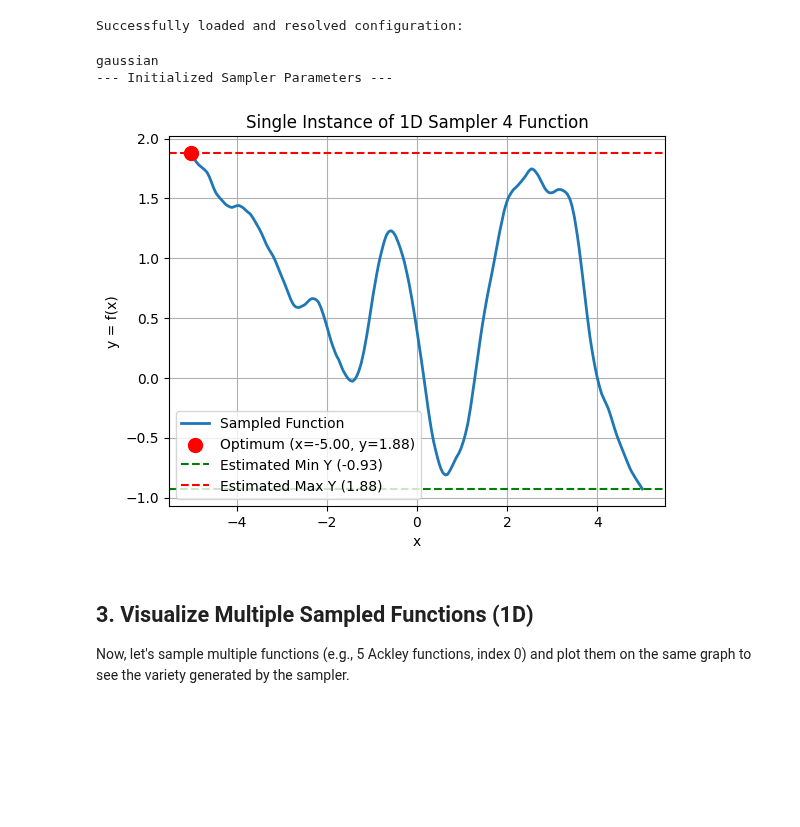
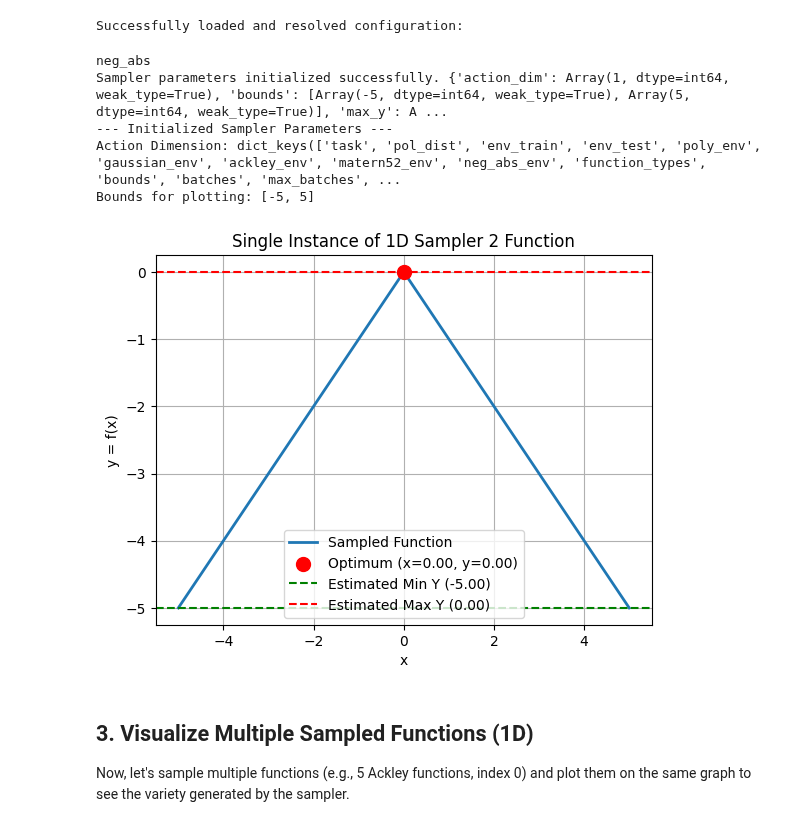
Before and after one commit to Jimvos32/Recurrent-PPO-Jax, a Jupyter notebook: src/tasks/envs/env_notebooks/jax_sampler.ipynb, the cells around one changed output. Saved outputs shown, nothing was run; the diff lists cells and outputs as text; code cells hidden in the pictures; blank space fills up the shorter version.

```diff
--- a/src/tasks/envs/env_notebooks/jax_sampler.ipynb
+++ b/src/tasks/envs/env_notebooks/jax_sampler.ipynb
@@ -103,7 +103,7 @@ with initialize(version_base=version_base_value, config_path=config_path_relativ
     # Now you can convert it to a Python container (dict/list) with interpolations resolved
     # This is equivalent to: conf = OmegaConf.to_container(config, resolve=True)
     conf_dict = OmegaConf.to_container(cfg.task, resolve=True)
-    conf_dict['function_types'] = ['poly', 'matern', 'ackley', 'neg_abs', 'gaussian']
+    conf_dict['function_types'] = ['poly', 'matern52', 'ackley', 'neg_abs', 'gaussian']
 
     # 'conf_dict' now holds your configuration as a Python dictionary
     # You can use it for your testing purposes in the notebook
@@ -112,8 +112,8 @@ with initialize(version_base=version_base_value, config_path=config_path_relativ
 Successfully loaded and resolved configuration:
 # %%
 # --- Configuration ---
-sampler_index_to_plot = 4  # 0 for Ackley, 1 for Polynomial
-f_name =  FuncIndices._value2member_map_.get(sampler_index_to_plot).name
+sampler_index_to_plot = 2  # 0 for Ackley, 1 for Polynomial
+f_name =  FuncIndices._value2member_map_.get(sampler_index_to_plot + 1).name
 
 # Usage
 print(f_name)  # Outputs: "poly"
@@ -128,17 +128,21 @@ num_points = 500 # Number of points for plotting the function shape
 
 env_params = create_env_params(conf_dict)
 
-
 # --- Initialize Sampler ---
 key = jax.random.PRNGKey(0) # Use a fixed key for reproducibility
 
 sampler_params = initialize_sampler(key, sampler_index_to_plot, env_params.action_dim, env_params) #this line still crashes
+print("Sampler parameters initialized successfully.", sampler_params['common'])
 
 print("--- Initialized Sampler Parameters ---")
 
 # --- Generate Data for Plotting ---
 # Create a range of x values for plotting
+print("Action Dimension:", conf_dict.keys())
+
 bounds = conf_dict[f_name + '_env']['bounds']
+
+print("Bounds for plotting:", bounds)
 x_plot = jnp.linspace(bounds[0], bounds[1], num_points).reshape(-1, env_params.action_dim)
 
 # x_plot = jnp.expand_dims(x_plot, axis=0)  # Add a batch dimension
@@ -156,35 +160,38 @@ compute_batch_y = jax.vmap(lambda x: compute_y_sampler(x, sampler_params, env_pa
 compute_batch_y_jit = jax.jit(compute_batch_y)
 
 y_plot = compute_batch_y_jit(x_plot)
 
 # --- Plotting ---
 plt.figure()
 plt.plot(x_plot.flatten(), y_plot.flatten(), label='Sampled Function', linewidth=2)
 
 # Highlight Min/Max and Optimum
 # for k in sampler_params.keys():
 #     print(k["commmon"])
 
 opt_x = sampler_params["common"]['optimum_point']
 max_y = sampler_params["common"]['max_y']
 min_y = sampler_params["common"]['min_y']
 
 plt.scatter([opt_x], [max_y], color='red', s=100, zorder=5, label=f'Optimum (x={opt_x[0]:.2f}, y={max_y:.2f})')
 plt.axhline(min_y, color='green', linestyle='--', label=f'Estimated Min Y ({min_y:.2f})')
 plt.axhline(max_y, color='red', linestyle='--', label=f'Estimated Max Y ({max_y:.2f})')
 
 # Add labels and title
 func_name = 'Polynomial' if sampler_index_to_plot == 1 else 'Ackley' if sampler_index_to_plot == 0 else f'Sampler {sampler_index_to_plot}'
 plt.title(f'Single Instance of 1D {func_name} Function')
 plt.xlabel('x')
 plt.ylabel('y = f(x)')
 plt.legend()
 plt.grid(True)
 plt.show()
 # %% [output]
-gaussian
+neg_abs
+Sampler parameters initialized successfully. {'action_dim': Array(1, dtype=int64, weak_type=True), 'bounds': [Array(-5, dtype=int64, weak_type=True), Array(5, dtype=int64, weak_type=True)], 'max_y': A ...
 --- Initialized Sampler Parameters ---
+Action Dimension: dict_keys(['task', 'pol_dist', 'env_train', 'env_test', 'poly_env', 'gaussian_env', 'ackley_env', 'matern52_env', 'neg_abs_env', 'function_types', 'bounds', 'batches', 'max_batches', ...
+Bounds for plotting: [-5, 5]
-[figure, old version]
+[figure, new version]
 # %% [markdown]
 ## 3. Visualize Multiple Sampled Functions (1D)
 
```
Also changed, not shown: parts of 2 cells of this notebook, 15 other files.
